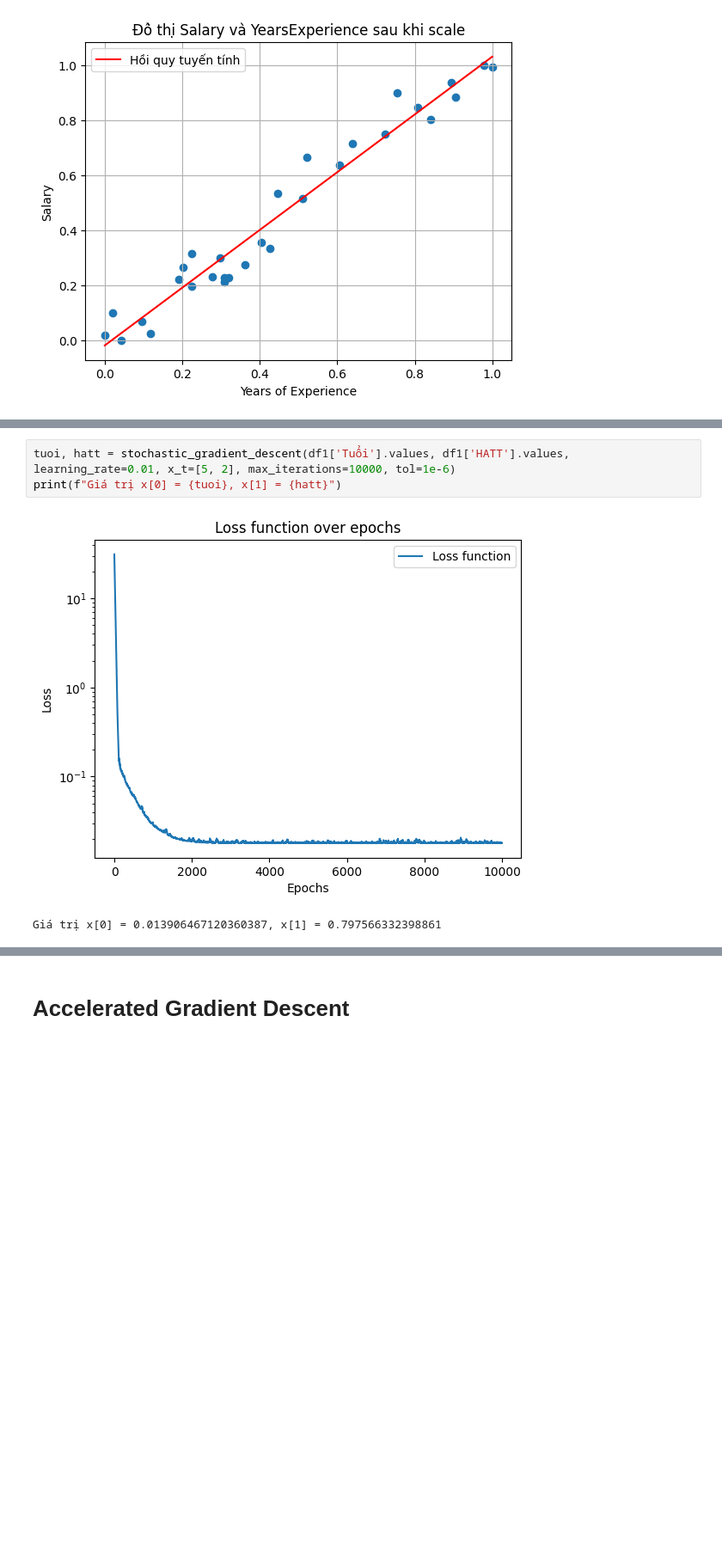
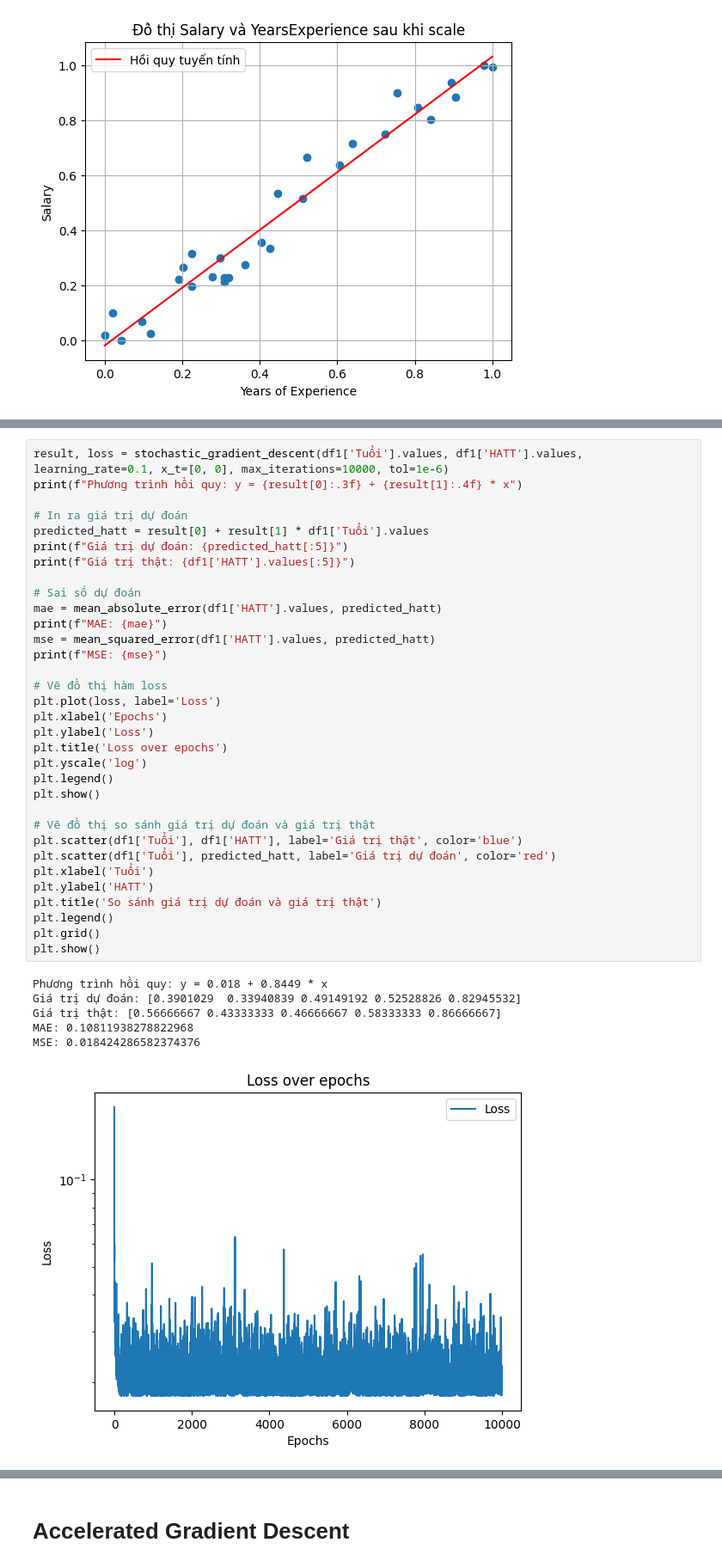
Before and after one commit to DungQuanPhung/Main, a Jupyter notebook: L4_PhungDungQuan_22280073_bai5.ipynb, the cells around one changed output, grey strips where cells are left out. Shown at 86% size. Drawn from its saved outputs; the diff is of its cells as text; blank space fills up the shorter version.

```diff
--- a/L4_PhungDungQuan_22280073_bai5.ipynb
+++ b/L4_PhungDungQuan_22280073_bai5.ipynb
@@ -169,6 +184,40 @@ plt.show()
 # %%
-tuoi, hatt = stochastic_gradient_descent(df1['Tuổi'].values, df1['HATT'].values, learning_rate=0.01, x_t=[5, 2], max_iterations=10000, tol=1e-6)
-print(f"Giá trị x[0] = {tuoi}, x[1] = {hatt}")
+result, loss = stochastic_gradient_descent(df1['Tuổi'].values, df1['HATT'].values, learning_rate=0.1, x_t=[0, 0], max_iterations=10000, tol=1e-6)
+print(f"Phương trình hồi quy: y = {result[0]:.3f} + {result[1]:.4f} * x")
+
+# In ra giá trị dự đoán
+predicted_hatt = result[0] + result[1] * df1['Tuổi'].values
+print(f"Giá trị dự đoán: {predicted_hatt[:5]}")
+print(f"Giá trị thật: {df1['HATT'].values[:5]}")
+
+# Sai số dự đoán
+mae = mean_absolute_error(df1['HATT'].values, predicted_hatt)
+print(f"MAE: {mae}")
+mse = mean_squared_error(df1['HATT'].values, predicted_hatt)
+print(f"MSE: {mse}")
+
+# Vẽ đồ thị hàm loss
+plt.plot(loss, label='Loss')
+plt.xlabel('Epochs')
+plt.ylabel('Loss')
+plt.title('Loss over epochs')
+plt.yscale('log')
+plt.legend()
+plt.show()
+
+# Vẽ đồ thị so sánh giá trị dự đoán và giá trị thật
+plt.scatter(df1['Tuổi'], df1['HATT'], label='Giá trị thật', color='blue')
+plt.scatter(df1['Tuổi'], predicted_hatt, label='Giá trị dự đoán', color='red')
+plt.xlabel('Tuổi')
+plt.ylabel('HATT')
+plt.title('So sánh giá trị dự đoán và giá trị thật')
+plt.legend()
+plt.grid()
+plt.show()
 # %% [output]
+Phương trình hồi quy: y = 0.018 + 0.8449 * x
+Giá trị dự đoán: [0.3901029  0.33940839 0.49149192 0.52528826 0.82945532]
+Giá trị thật: [0.56666667 0.43333333 0.46666667 0.58333333 0.86666667]
+MAE: 0.10811938278822968
+MSE: 0.018424286582374376
-[figure, old version]
+[figure, new version]
-Giá trị x[0] = 0.013906467120360387, x[1] = 0.797566332398861
```
Also changed, not shown: parts of 11 cells of this notebook.
